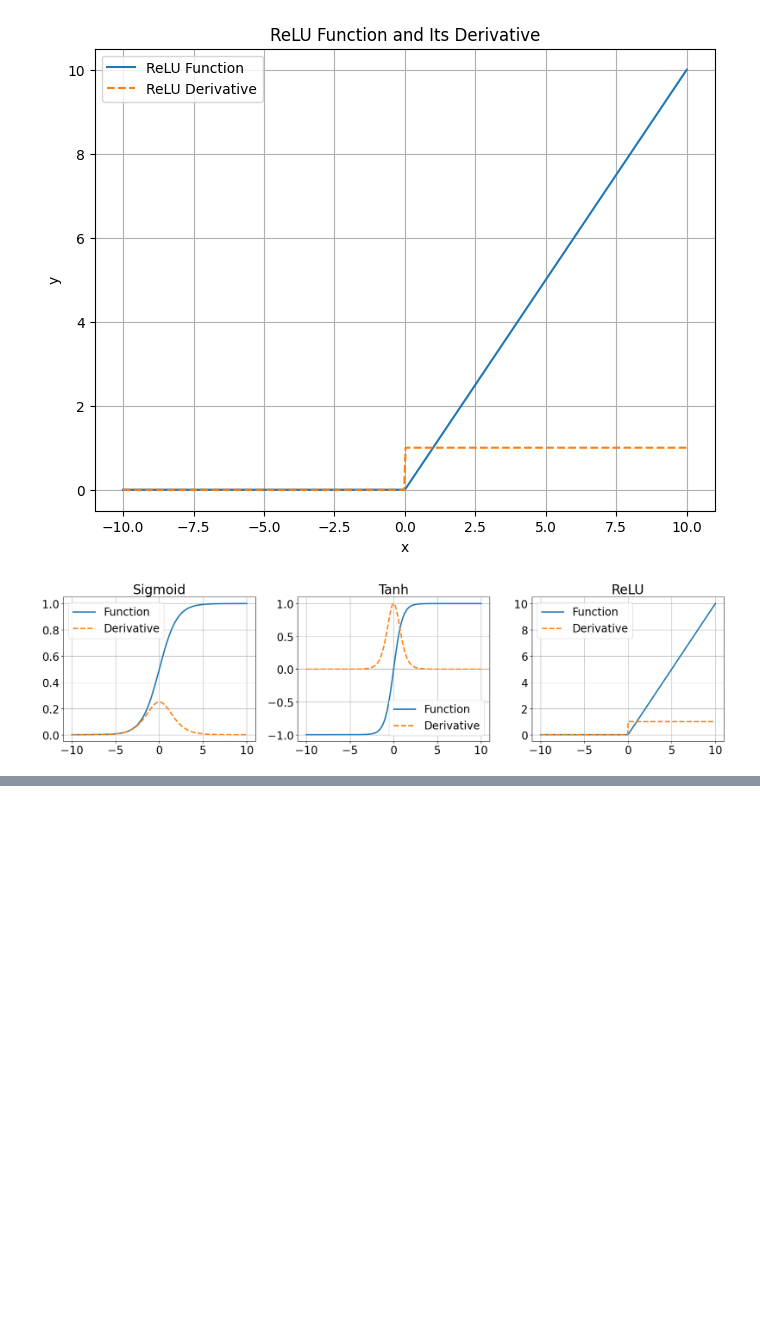
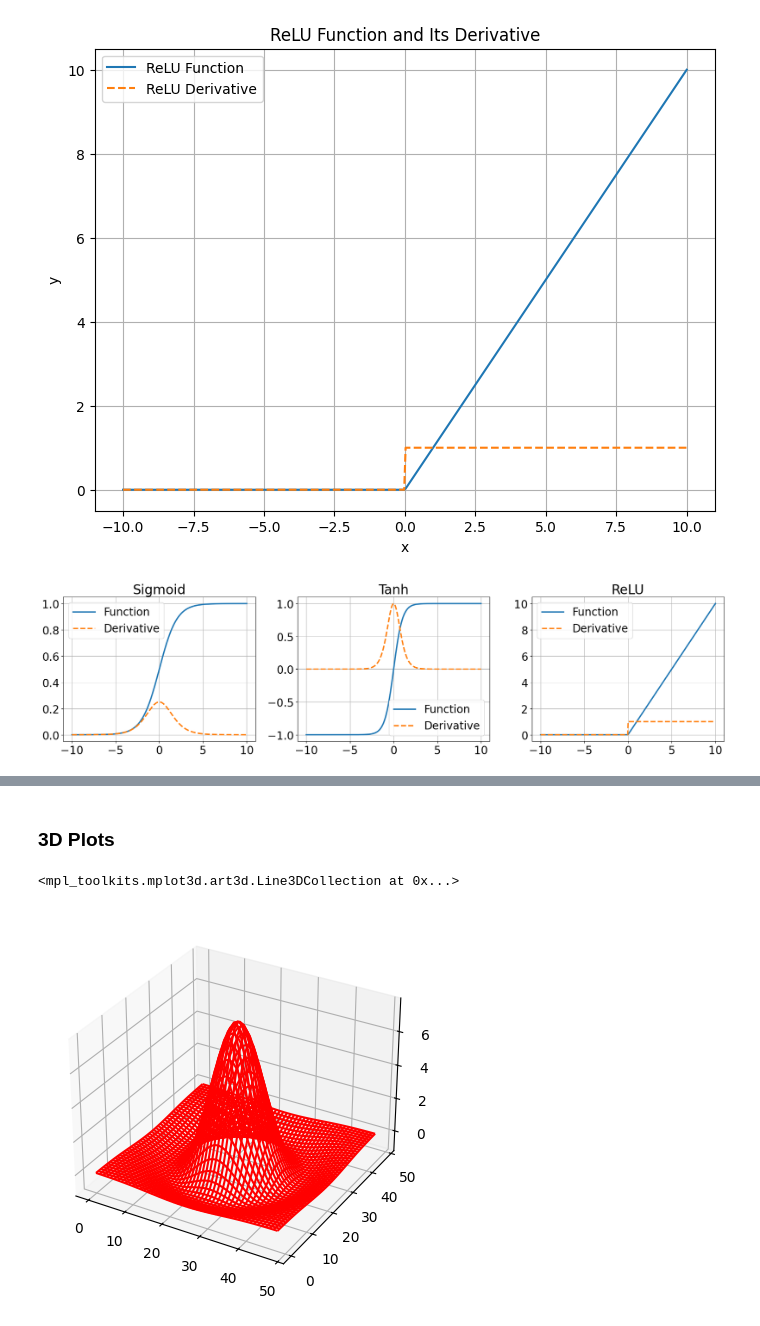
Before and after one commit to jarix/Python_Snippets, a Jupyter notebook: matplotlib_101.ipynb, the cells around one changed output, grey strips where cells are left out. Drawn from its saved outputs; the diff is of its cells as text; code cells hidden in the pictures; blank space fills up the shorter version.

```diff
--- a/matplotlib_101.ipynb
+++ b/matplotlib_101.ipynb
@@ -460,0 +473,21 @@ plt.show()
+# %%
+def LoG(x, y, sigma):
+    temp = (x ** 2 + y ** 2) / (2 * sigma ** 2)
+    return -1 / (np.pi * sigma ** 4) * (1 - temp) * np.exp(-temp)
+
+N = 49
+half_N = N // 2
+X2, Y2 = np.meshgrid(range(N), range(N))
+Z2 = -LoG(X2 - half_N, Y2 - half_N, sigma=8)
+X1 = np.reshape(X2, -1)
+Y1 = np.reshape(Y2, -1)
+Z1 = np.reshape(Z2, -1)
+# %% [markdown]
+### 3D Plots
+# %%
+# Wireframe Plot
+ax = plt.axes(projection='3d')
+ax.plot_wireframe(X2, Y2, Z2, color='r')
+# %% [output]
+<mpl_toolkits.mplot3d.art3d.Line3DCollection at 0x...>
+[figure, added]
```
Also changed, not shown: parts of 8 cells of this notebook.
